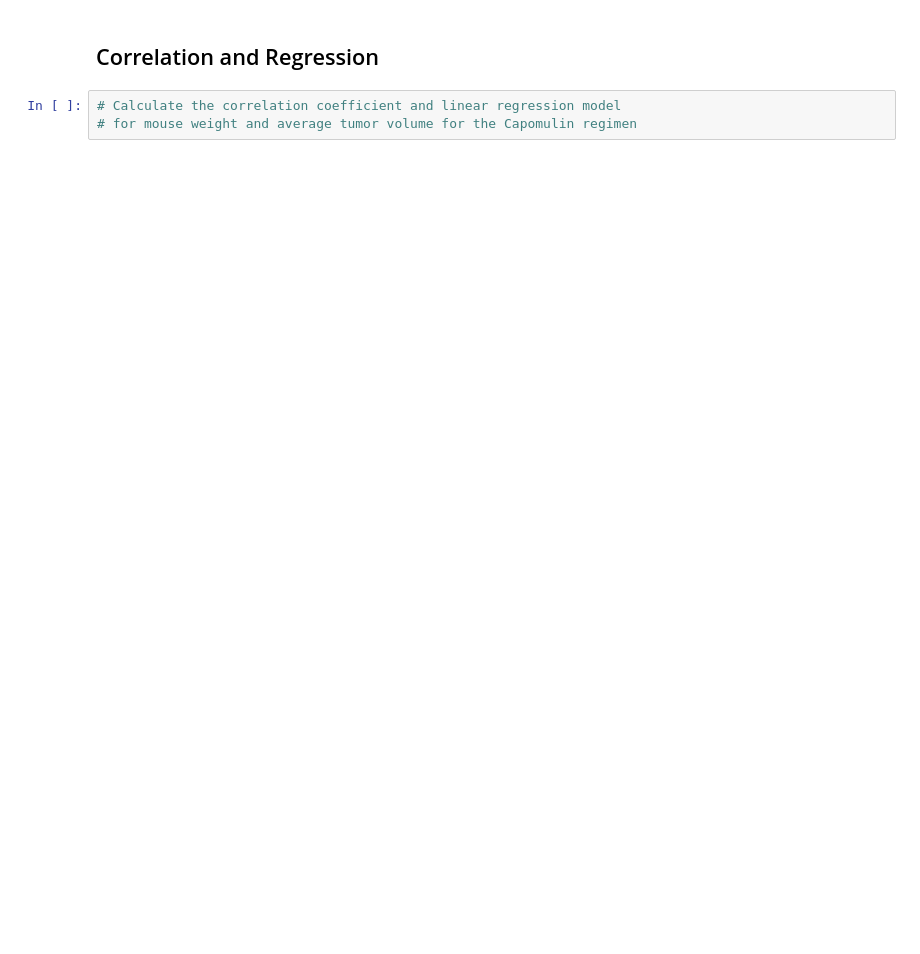
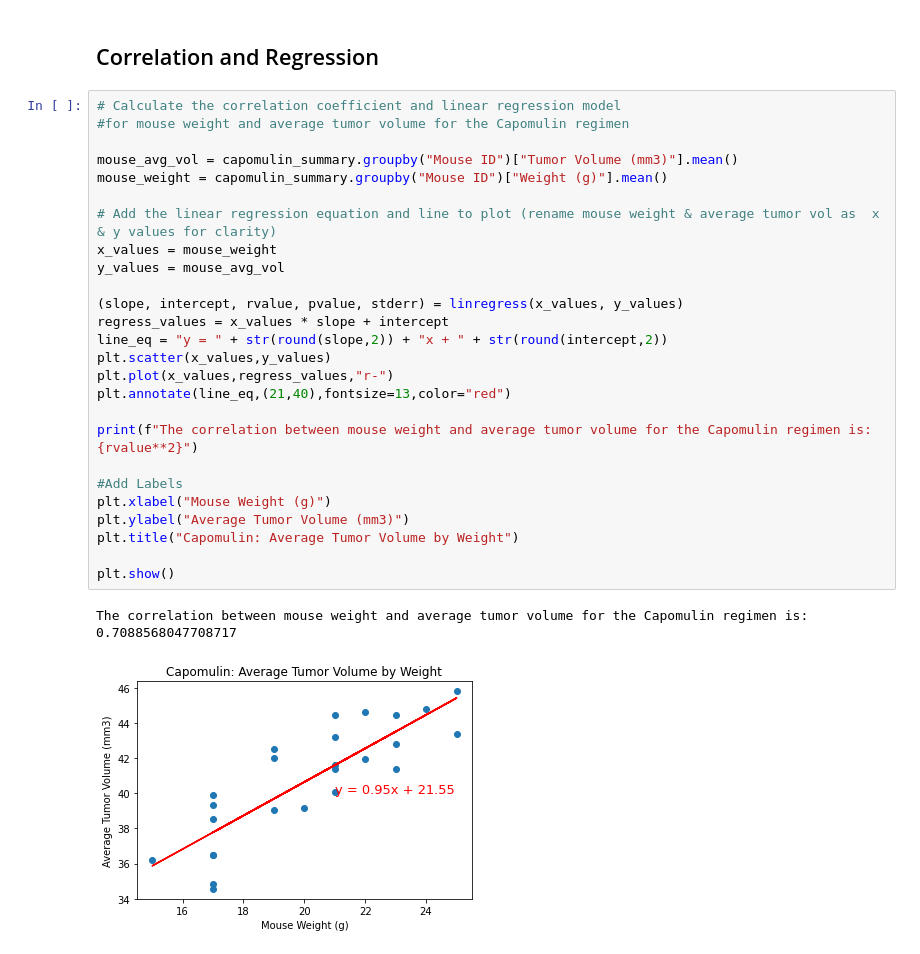
Before and after one commit to mspriest/matplotlib-challenge, a Jupyter notebook: pymaceuticals_starter.ipynb, the cells around one changed output. Cells and saved outputs as stored; diff of their text form; blank space fills up the shorter version.

```diff
--- a/pymaceuticals_starter.ipynb
+++ b/pymaceuticals_starter.ipynb
@@ -300,5 +337,31 @@ Text(0, 0.5, 'Tumor Volume (mm3)')
 # %% [markdown]
 ## Correlation and Regression
-# %%
-# Calculate the correlation coefficient and linear regression model
-# for mouse weight and average tumor volume for the Capomulin regimen
+# %%
+# Calculate the correlation coefficient and linear regression model
+#for mouse weight and average tumor volume for the Capomulin regimen
+
+mouse_avg_vol = capomulin_summary.groupby("Mouse ID")["Tumor Volume (mm3)"].mean()
+mouse_weight = capomulin_summary.groupby("Mouse ID")["Weight (g)"].mean()
+
+# Add the linear regression equation and line to plot (rename mouse weight & average tumor vol as  x & y values for clarity)
+x_values = mouse_weight
+y_values = mouse_avg_vol
+
+(slope, intercept, rvalue, pvalue, stderr) = linregress(x_values, y_values)
+regress_values = x_values * slope + intercept
+line_eq = "y = " + str(round(slope,2)) + "x + " + str(round(intercept,2))
+plt.scatter(x_values,y_values)
+plt.plot(x_values,regress_values,"r-")
+plt.annotate(line_eq,(21,40),fontsize=13,color="red")
+
+print(f"The correlation between mouse weight and average tumor volume for the Capomulin regimen is: {rvalue**2}")
+
+#Add Labels
+plt.xlabel("Mouse Weight (g)")
+plt.ylabel("Average Tumor Volume (mm3)")
+plt.title("Capomulin: Average Tumor Volume by Weight")
+
+plt.show()
+# %% [output]
+The correlation between mouse weight and average tumor volume for the Capomulin regimen is: 0.7088568047708717
+[figure, added]
```
Also changed, not shown: parts of 10 cells of this notebook.
